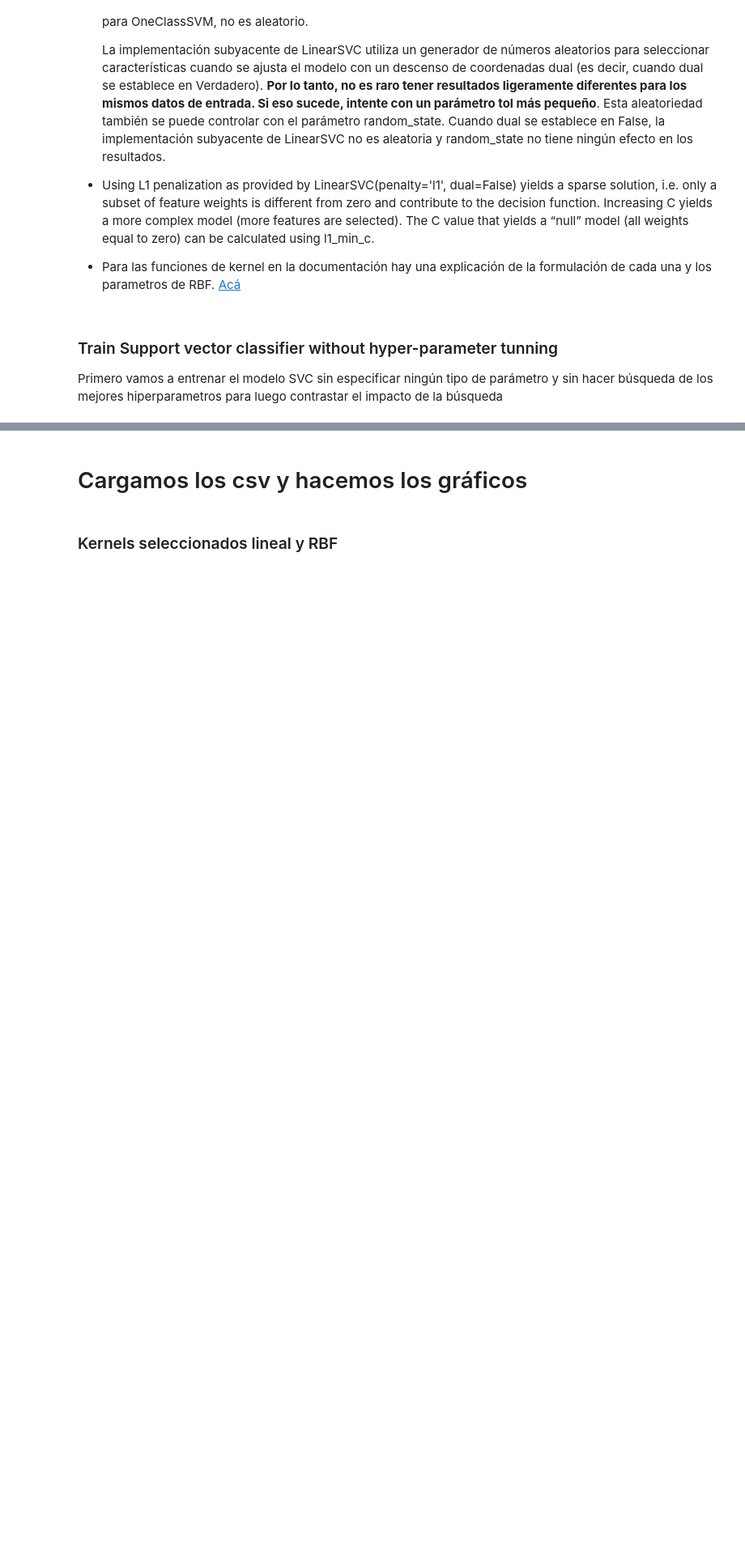
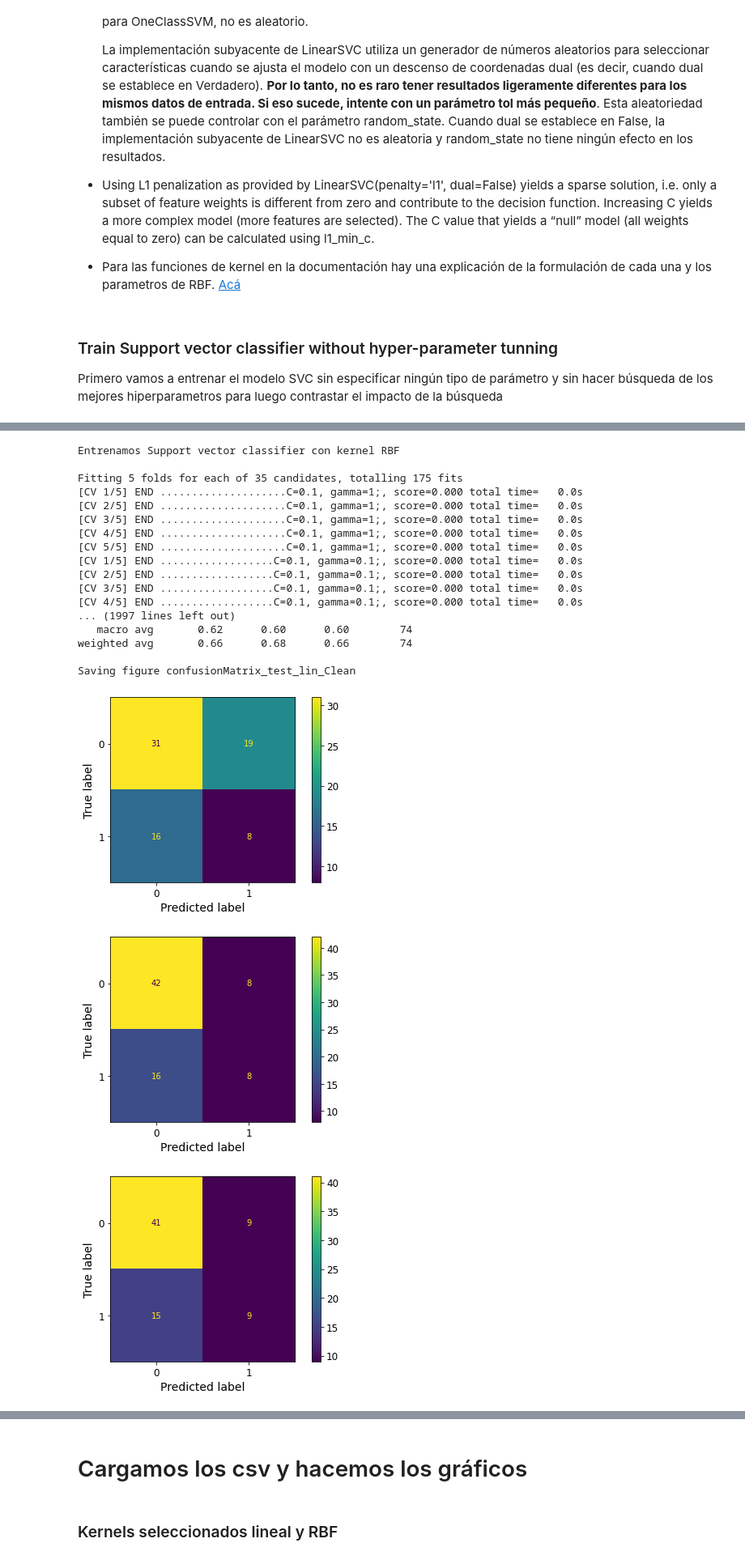
Before and after one commit to eveolsza/TP3--Support-Vector-Machines_Decision-Trees, a Jupyter notebook: TP3.ipynb, the cells around one changed output, grey strips where cells are left out. Shown at 81% size. Drawn from its saved outputs; the diff is of its cells as text; code cells hidden in the pictures; blank space fills up the shorter version.

```diff
--- a/TP3.ipynb
+++ b/TP3.ipynb
@@ -207,18 +207,24 @@ def selectValuesForHyperparameter(initialValue, lastValue, jumps):
         rv.append(float(v/100));
     return rv
 
-def trainModels(data, target, fileExt):
+def trainModels(data, fileExt):
 
     #train - test division
-    X_train, X_test, y_train, y_test  = train_test_split(data, np.ravel(target) ,test_size=0.2, random_state=42)
-    X_train = X_train.drop(target_feature, axis=1).copy()
-    X_test = X_test.drop(target_feature, axis=1).copy()
+    split = StratifiedShuffleSplit(n_splits=1, test_size=0.2, random_state=30)
+    for train_index, test_index in split.split(data, data['chd']):
+        train_set = data.loc[train_index]
+        test_set = data.loc[test_index]
+
+    X_train = train_set.drop('chd', axis=1).copy()
+    X_test = test_set.drop('chd', axis=1).copy()
+    y_train = train_set.chd
+    y_test = test_set.chd
 
     # defining parameter range
     print("Entrenamos Support vector classifier con kernel RBF\n")
     param_grid = {'C': [0.1, 0.5,1,10,50 ,100,1000],
                   'gamma': [1, 0.1, 0.01, 0.001, 0.0001],
-                  'class_weight':['balanced',None,{0:1.0, 1:1.5},{0:1, 1:1.3}]
+                  'class_weight':['balanced', None,{0:0.9, 1:1.4},{0:0.8, 1:1.5},{0:1, 1:0.6}, {0:1.0, 1:1.5}, {0:1, 1:1.3}]
                   }
 
     clf_rbf = GridSearchCV(svm.SVC(kernel='rbf',cache_size=1000),
@@ -250,7 +256,7 @@ def trainModels(data, target, fileExt):
     param_grid = {'C': [0.1, 0.5,1,10,50 ,100,1000],
                   'gamma': [1, 0.1, 0.01, 0.001, 0.0001],
                   'coef0' : selectValuesForHyperparameter(0,15,1.5),
-                  'class_weight':['balanced',None,{0:1.0, 1:1.5},{0:1, 1:1.3}]
+                  'class_weight':['balanced', None,{0:0.9, 1:1.4},{0:0.8, 1:1.5},{0:1, 1:0.6}, {0:1.0, 1:1.5}, {0:1, 1:1.3}]
                  }
 
     clf_sig = GridSearchCV(svm.SVC(kernel='sigmoid', cache_size=1000),
@@ -279,7 +285,7 @@ def trainModels(data, target, fileExt):
     # defining parameter range
     print("Entrenamos Support vector classifier con kernel Lineal\n")
     param_grid = {'C': [0.01, 0.1, 0.5,1,10,50 ,100,1000],
-                  'class_weight':['balanced',None,{0:1.0, 1:1.5},{0:1, 1:1.3}]
+                  'class_weight':['balanced', None,{0:0.9, 1:1.4},{0:0.8, 1:1.5},{0:1, 1:0.6}, {0:1.0, 1:1.5}, {0:1, 1:1.3}]
                   }
 
     clf_lin = GridSearchCV(svm.SVC(kernel='linear',cache_size=1000),
@@ -439,0 +401,23 @@ rbf_withoutFH, sig_withoutFH, lin_withoutFH = trainModels(saheart, saheart.chd,
+# %%
+rbf, sig, lin = trainModels(saheart, "Clean")
+# %% [output]
+Entrenamos Support vector classifier con kernel RBF
+
+Fitting 5 folds for each of 35 candidates, totalling 175 fits
+[CV 1/5] END ....................C=0.1, gamma=1;, score=0.000 total time=   0.0s
+[CV 2/5] END ....................C=0.1, gamma=1;, score=0.000 total time=   0.0s
+[CV 3/5] END ....................C=0.1, gamma=1;, score=0.000 total time=   0.0s
+[CV 4/5] END ....................C=0.1, gamma=1;, score=0.000 total time=   0.0s
+[CV 5/5] END ....................C=0.1, gamma=1;, score=0.000 total time=   0.0s
+[CV 1/5] END ..................C=0.1, gamma=0.1;, score=0.000 total time=   0.0s
+[CV 2/5] END ..................C=0.1, gamma=0.1;, score=0.000 total time=   0.0s
+[CV 3/5] END ..................C=0.1, gamma=0.1;, score=0.000 total time=   0.0s
+[CV 4/5] END ..................C=0.1, gamma=0.1;, score=0.000 total time=   0.0s
+... (1997 lines left out)
+   macro avg       0.62      0.60      0.60        74
+weighted avg       0.66      0.68      0.66        74
+
+Saving figure confusionMatrix_test_lin_Clean
+[figure, added]
+[figure, added]
+[figure, added]
```
Also changed, not shown: parts of 84 cells of this notebook, 57 other files.
